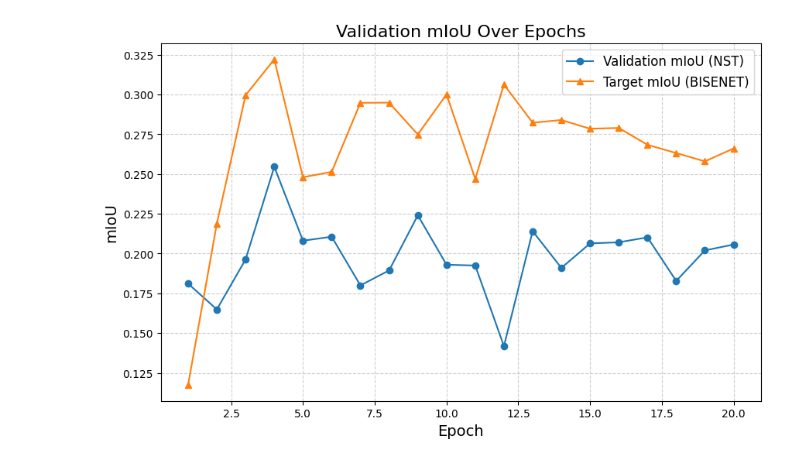
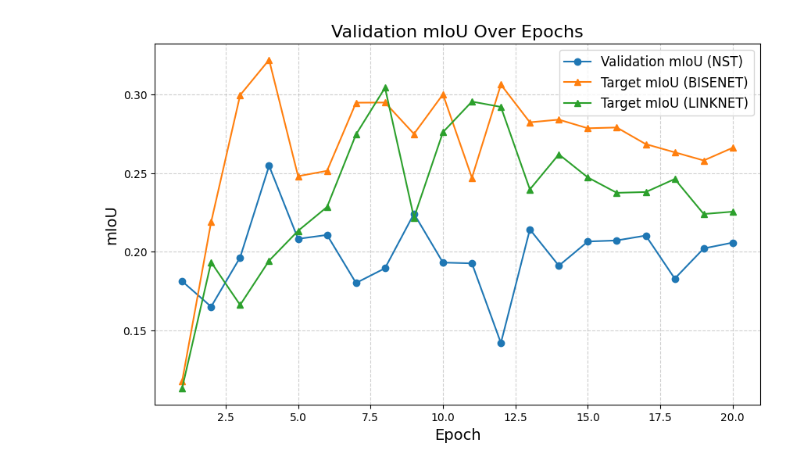
Before and after one commit to MichelePoli/AMLProject, a Jupyter notebook: GRAPH/5_graph.ipynb, the cells around one changed output. Cells and saved outputs as stored; diff of their text form; code cells hidden in the pictures.

Commit message:
graph 5 nst bisnet linknet

```diff
--- a/GRAPH/5_graph.ipynb
+++ b/GRAPH/5_graph.ipynb
@@ -64,12 +64,71 @@ disc_loss_bisenet  =        [1.3726, 1.3048, 1.2546, 1.2061, 1.1649, 1.1271, 1.0
 validation_miou_bisenet  =  [0.1677, 0.2405, 0.2718, 0.3128, 0.2666, 0.2698, 0.3154, 0.3013, 0.2854, 0.3075, 0.2867, 0.3088, 0.2981, 0.2907]
 target_miou_bisenet  =      [0.1176, 0.2189, 0.2996, 0.3221, 0.2480, 0.2514, 0.2948, 0.2949, 0.2749, 0.3001, 0.2470, 0.3063, 0.2823, 0.2840,0.2785, 0.2790, 0.2684, 0.2632, 0.2580, 0.2661 ]
 
+validation_miou_linknet = [0.1357, 0.2193, 0.1691, 0.2379, 0.2748, 0.2440, 0.2678, 0.2885, 0.2317, 0.2878,
+                   0.2956, 0.2720, 0.2676, 0.2781, 0.2748, 0.2870, 0.2779, 0.2853, 0.2778, 0.2842]
+target_miou_linknet = [0.1131, 0.1932, 0.1660, 0.1942, 0.2132, 0.2284, 0.2746, 0.3043, 0.2216, 0.2760,
+               0.2955, 0.2921, 0.2396, 0.2619, 0.2472, 0.2374, 0.2379, 0.2462, 0.2239, 0.2254]
+
+seg_loss_linknet = [0.6014, 0.4390, 0.4087, 0.3906, 0.3721, 0.3503, 0.3343, 0.3228, 0.3092, 0.3061,
+            0.2949, 0.2895, 0.2851, 0.2810, 0.2796, 0.2767, 0.2754, 0.2756, 0.2744, 0.2720]
+
+
+per_class_iou_linknet = {
+    "Background": [0.2688, 0.3515, 0.2974, 0.3210, 0.3559, 0.3362, 0.3432, 0.3744, 0.3344, 0.3713, 0.3679, 0.3726, 0.3574, 0.3481, 0.3543, 0.3532, 0.3506, 0.3541, 0.3454, 0.3497],
+    "Building": [0.1783, 0.2270, 0.1715, 0.2251, 0.2915, 0.2277, 0.3098, 0.2923, 0.2050, 0.2082, 0.3288, 0.2541, 0.1983, 0.2519, 0.2102, 0.1645, 0.1526, 0.1516, 0.1411, 0.1406],
+    "Road": [0.0570, 0.1641, 0.0607, 0.1499, 0.0977, 0.2098, 0.1999, 0.2187, 0.1472, 0.2096, 0.1511, 0.1936, 0.1706, 0.1635, 0.1575, 0.1594, 0.1653, 0.1673, 0.1583, 0.1509],
+    "Water": [0.0338, 0.3141, 0.3309, 0.3292, 0.4205, 0.3906, 0.3219, 0.4186, 0.2912, 0.4139, 0.4452, 0.3985, 0.4112, 0.4143, 0.4049, 0.3973, 0.3991, 0.4231, 0.4118, 0.4083],
+    "Barren": [0.0113, 0.0395, 0.0264, 0.0395, 0.0428, 0.0512, 0.0909, 0.1094, 0.1346, 0.1267, 0.0990, 0.1252, 0.0960, 0.1055, 0.0951, 0.0939, 0.0996, 0.1035, 0.0952, 0.0984],
+    "Forest": [0.2426, 0.2564, 0.2748, 0.2949, 0.1955, 0.2373, 0.5111, 0.3935, 0.3814, 0.3373, 0.4703, 0.4585, 0.2949, 0.4304, 0.4091, 0.3297, 0.3218, 0.3129, 0.2863, 0.2798],
+    "Agricultural": [0.0000, 0.0000, 0.0000, 0.0000, 0.0887, 0.1463, 0.1455, 0.3229, 0.0576, 0.2648, 0.2061, 0.2425, 0.1485, 0.1196, 0.0993, 0.1636, 0.1759, 0.2109, 0.1295, 0.1500]
+}
+
+per_class_iou_NST = {
+    'Background': [
+        0.4007, 0.1987, 0.4431, 0.4454, 0.3918, 0.4155, 0.3617, 0.3654, 0.4472,
+        0.3956, 0.3611, 0.3424, 0.3943, 0.4279, 0.4157, 0.3935, 0.4224, 0.3194,
+        0.4006, 0.4143
+    ],
+    'Building': [
+        0.1853, 0.0736, 0.2895, 0.3062, 0.0977, 0.1502, 0.1199, 0.1212, 0.1801,
+        0.1795, 0.1170, 0.2803, 0.1480, 0.2039, 0.1845, 0.1513, 0.1622, 0.1034,
+        0.1405, 0.1621
+    ],
+    'Road': [
+        0.1516, 0.2426, 0.1316, 0.2511, 0.1954, 0.2227, 0.1909, 0.2462, 0.2619,
+        0.2341, 0.2335, 0.1811, 0.2531, 0.2148, 0.2427, 0.2432, 0.2448, 0.2355,
+        0.2085, 0.2055
+    ],
+    'Water': [
+        0.4100, 0.3840, 0.3720, 0.4815, 0.4539, 0.4417, 0.3781, 0.4079, 0.4581,
+        0.3321, 0.4520, 0.1222, 0.4232, 0.3736, 0.3831, 0.4059, 0.4266, 0.4219,
+        0.3983, 0.4266
+    ],
+    'Barren': [
+        0.0562, 0.0986, 0.0643, 0.0766, 0.1226, 0.0737, 0.1023, 0.0650, 0.0582,
+        0.0726, 0.0764, 0.0369, 0.0785, 0.0354, 0.0696, 0.0736, 0.0755, 0.0647,
+        0.0908, 0.0764
+    ],
+    'Forest': [
+        0.0200, 0.0148, 0.0235, 0.1157, 0.0210, 0.0523, 0.0134, 0.0413, 0.0552,
+        0.0350, 0.0327, 0.0201, 0.0478, 0.0285, 0.0428, 0.0714, 0.0363, 0.0473,
+        0.0503, 0.0441
+    ],
+    'Agricultural': [
+        0.0442, 0.1423, 0.0503, 0.1060, 0.1743, 0.1183, 0.0935, 0.0790, 0.1081,
+        0.1018, 0.0744, 0.0097, 0.1541, 0.0527, 0.1064, 0.1111, 0.0844, 0.0876,
+        0.1252, 0.1108
+    ]
+}
+
+
 
 
 #Grafico Loss
 plt.figure(figsize=(10, 6))
 plt.plot(epochs, loss_per_epoch_nst, marker='o', label="Training Loss (NST)")
 plt.plot(epochs, seg_loss_bisenet, label='Segmentation Loss (BISENET)', marker='^')
+plt.plot(epochs, seg_loss_linknet, label='Segmentation Loss (LINKNET)', marker='o')
 
 
 plt.title("Training Loss Over Epochs", fontsize=16)
@@ -83,6 +142,9 @@ plt.show()
 plt.figure(figsize=(10, 6))
 plt.plot(epochs, miou_nst, marker='o', label="Validation mIoU (NST)")
 plt.plot(epochs, target_miou_bisenet, label='Target mIoU (BISENET)', marker='^')
+plt.plot(epochs, target_miou_linknet, label='Target mIoU (LINKNET)', marker='^')
+
+
 plt.title("Validation mIoU Over Epochs", fontsize=16)
 plt.xlabel("Epoch", fontsize=14)
 plt.ylabel("mIoU", fontsize=14)
@@ -98,6 +160,32 @@ plt.figure(figsize=(12, 8))
 for class_name, values in per_class_iou.items():
     plt.plot(epochs, values, marker='o', label=class_name)
 
+plt.title("Per-Class IoU Over Epochs bisnet", fontsize=16)
+plt.xlabel("Epoch", fontsize=14)
+plt.ylabel("IoU", fontsize=14)
+plt.grid(True, linestyle='--', alpha=0.6)
+plt.legend(fontsize=12, loc='upper left')
+plt.show()
+
+
+
+
+plt.figure(figsize=(12, 8))
+for class_name, values in per_class_iou_linknet.items():
+    plt.plot(epochs, values, marker='o', label=class_name)
+
+plt.title("Per-Class IoU Over Epochs linknet", fontsize=16)
+plt.xlabel("Epoch", fontsize=14)
+plt.ylabel("IoU", fontsize=14)
+plt.grid(True, linestyle='--', alpha=0.6)
+plt.legend(fontsize=12, loc='upper left')
+plt.show()
+
+
+plt.figure(figsize=(12, 8))
+for class_name, values in per_class_iou_NST.items():
+    plt.plot(epochs, values, marker='o', label=class_name)
+
 plt.title("Per-Class IoU Over Epochs NST", fontsize=16)
 plt.xlabel("Epoch", fontsize=14)
 plt.ylabel("IoU", fontsize=14)
@@ -109 +197 @@ plt.show()
-[figure, old version]
+[figure, new version]
```
Also changed, not shown: parts of 1 cell of this notebook.
